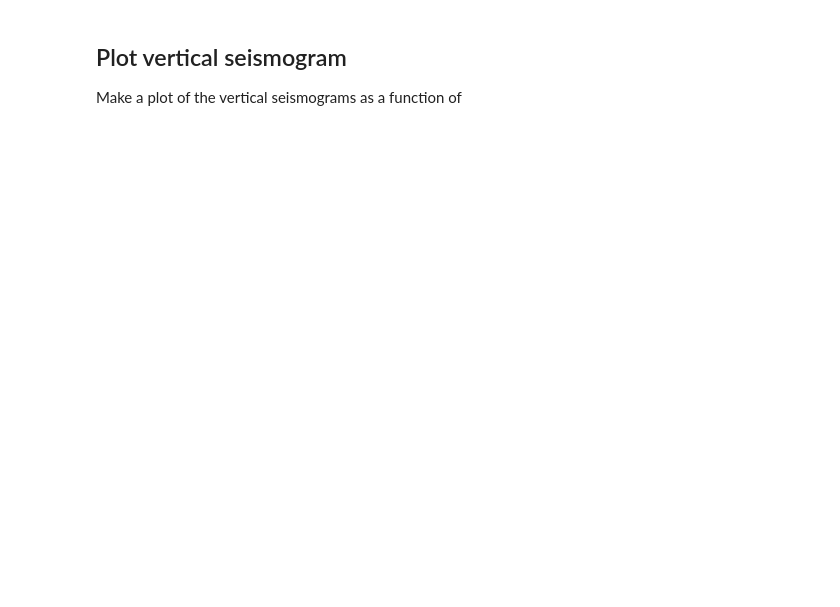
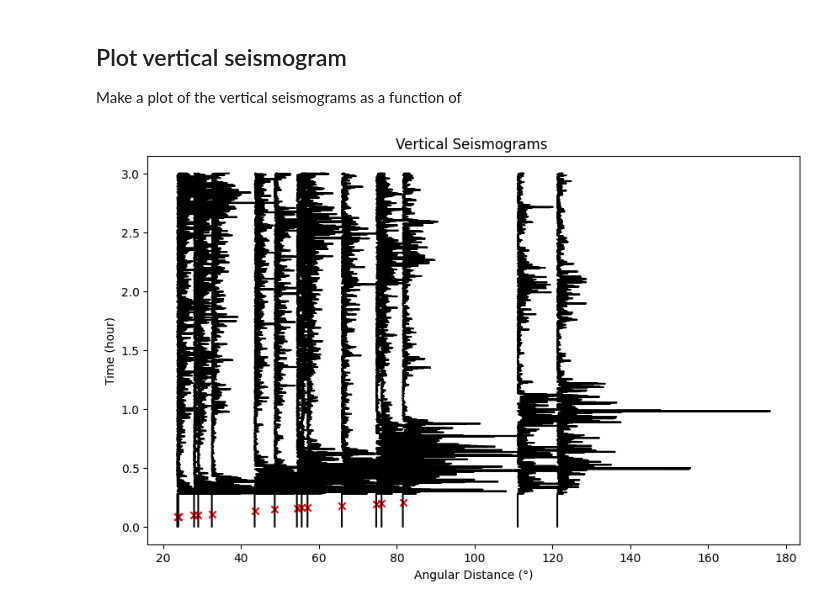
Before and after one commit to UW-geophysics-edu/ess-412-512-intro2seismology, a Jupyter notebook: Global_Phases.ipynb, the cells around one changed output. Drawn from its saved outputs; the diff is of its cells as text; code cells hidden in the pictures; blank space fills up the shorter version.

```diff
--- a/Global_Phases.ipynb
+++ b/Global_Phases.ipynb
@@ -148,6 +227,10 @@ for tr in st:
 # %%
 model = TauPyModel(model="iasp91")
 travel_times = []
-for dist in distances:
-    arrivals = model.get_travel_times(source_depth_in_km=st[0].stats.sac.evdp, distance_in_degree=obspy.geodetics.kilometer2degrees(dist), phase_list=["P"])
+for dist in ang_distances:
+  arrivals = model.get_travel_times(source_depth_in_km=eqmax.origins[0].depth/1000, distance_in_degree=dist, phase_list=["P"])
+  print(arrivals)
+  if len(arrivals):
     travel_times.append(arrivals[0].time)
+  else:
+    travel_times.append(np.nan)
@@ -155,14 +256,45 @@ for dist in distances:
 ## Plot vertical seismogram
 
 Make a plot of the vertical seismograms as a function of
-# %%
-fig, ax = plt.subplots(figsize=(10, 6))
-
-for i, tr in enumerate(st):
-    time_shift = travel_times[i]  # Shift the time axis by the travel time
-    ax.plot(distances[i], tr.data, "k")  # Plot the trace with an offset for visualization
-
-ax.set_xlabel("Time (s)")
-ax.set_ylabel("Angular Distance (°)")
-ax.set_title("Vertical Seismograms Aligned by P-wave Travel Time")
-plt.show()
+# %%
+from obspy.signal.trigger import classic_sta_lta
+fig, ax = plt.subplots(figsize=(10, 6))
+
+
+  # STA/LTA parameters
+sta_window = 5 # Short-term window in seconds
+lta_window = 1000  # Long-term window in seconds
+
+for i, tr in enumerate(st):
+  time_shift = travel_times[i]  # Shift the time axis by the travel time
+  newtr = tr.copy()[0] # some stations may have several sensors at the same site, just pick the first one.
+  # filter and resample data
+  newtr.filter("bandpass", freqmin=0.001, freqmax=1)
+  newtr.resample(10)
+  # normalize data
+  newtr.data/=np.max(np.abs(newtr.data))
+
+  # create sta/lta filter
+  # newtr.taper(0.05, type='cosine')
+
+
+  # Convert to sample points
+  sta_samples = int(sta_window / newtr.stats.delta)
+  lta_samples = int(lta_window / newtr.stats.delta)
+
+  # Compute STA/LTA function
+  impulsivity = classic_sta_lta(newtr.data, sta_samples, lta_samples)
+
+
+  ax.plot(impulsivity+ang_distances[i],newtr.times()/3600, "k")  # Plot the trace with an offset for visualization
+  # ax.plot(newtr.data+ang_distances[i],newtr.times()/3600, "k")  # Plot the trace with an offset for visualization
+
+  # plot markers for the predicted arrival times of P waves
+  ax.scatter(ang_distances[i], travel_times[i]/3600, marker="x", color="r")
+
+ax.set_xlabel("Angular Distance (°)")
+ax.set_ylabel("Time (hour)")
+ax.set_title("Vertical Seismograms ")
+plt.show()
+# %% [output]
+[figure, added]
```
Also changed, not shown: parts of 11 cells of this notebook.
